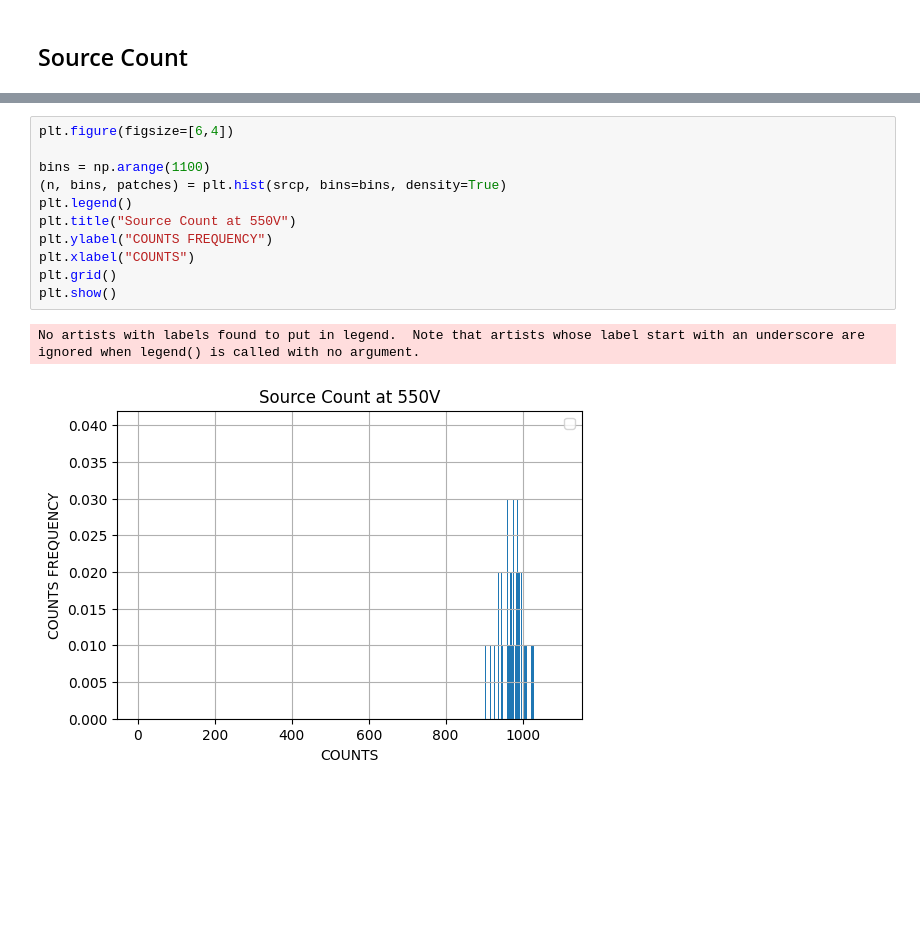
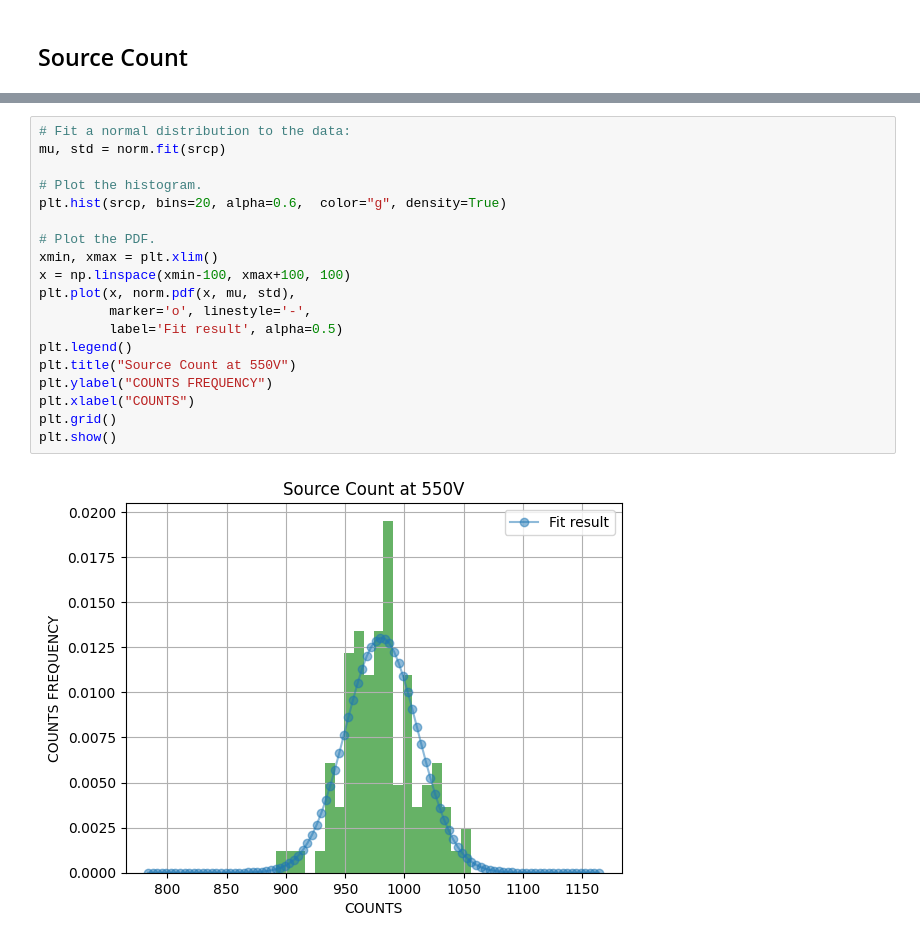
Before and after one commit to dev-aditya/my_codes, a Jupyter notebook: PHY411/gm_counter.ipynb, the cells around one changed output, grey strips where cells are left out. Saved outputs shown, nothing was run; the diff lists cells and outputs as text; blank space fills up the shorter version.

Commit message:
Fitted Gaussian on Source Data

```diff
--- a/PHY411/gm_counter.ipynb
+++ b/PHY411/gm_counter.ipynb
@@ -118,14 +132,21 @@ srcp.mean()
-# %%
-plt.figure(figsize=[6,4])
-
-bins = np.arange(1100)
-(n, bins, patches) = plt.hist(srcp, bins=bins, density=True)
-plt.legend()
-plt.title("Source Count at 550V")
-plt.ylabel("COUNTS FREQUENCY")
-plt.xlabel("COUNTS")
-plt.grid()
-plt.show()
-# %% [output]
-No artists with labels found to put in legend.  Note that artists whose label start with an underscore are ignored when legend() is called with no argument.
-[figure, removed]
+# %%
+# Fit a normal distribution to the data:
+mu, std = norm.fit(srcp)
+
+# Plot the histogram.
+plt.hist(srcp, bins=20, alpha=0.6,  color="g", density=True)
+
+# Plot the PDF.
+xmin, xmax = plt.xlim()
+x = np.linspace(xmin-100, xmax+100, 100)
+plt.plot(x, norm.pdf(x, mu, std),
+         marker='o', linestyle='-',
+         label='Fit result', alpha=0.5)
+plt.legend()
+plt.title("Source Count at 550V")
+plt.ylabel("COUNTS FREQUENCY")
+plt.xlabel("COUNTS")
+plt.grid()
+plt.show()
+# %% [output]
+[figure, added]
```
Also changed, not shown: parts of 6 cells of this notebook.
